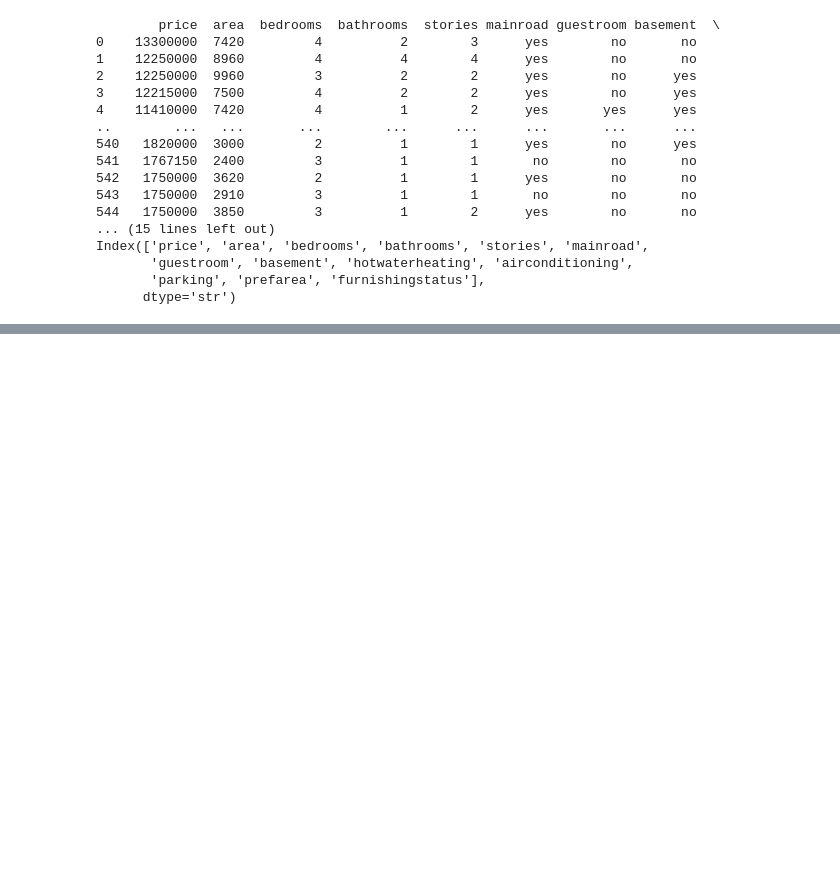
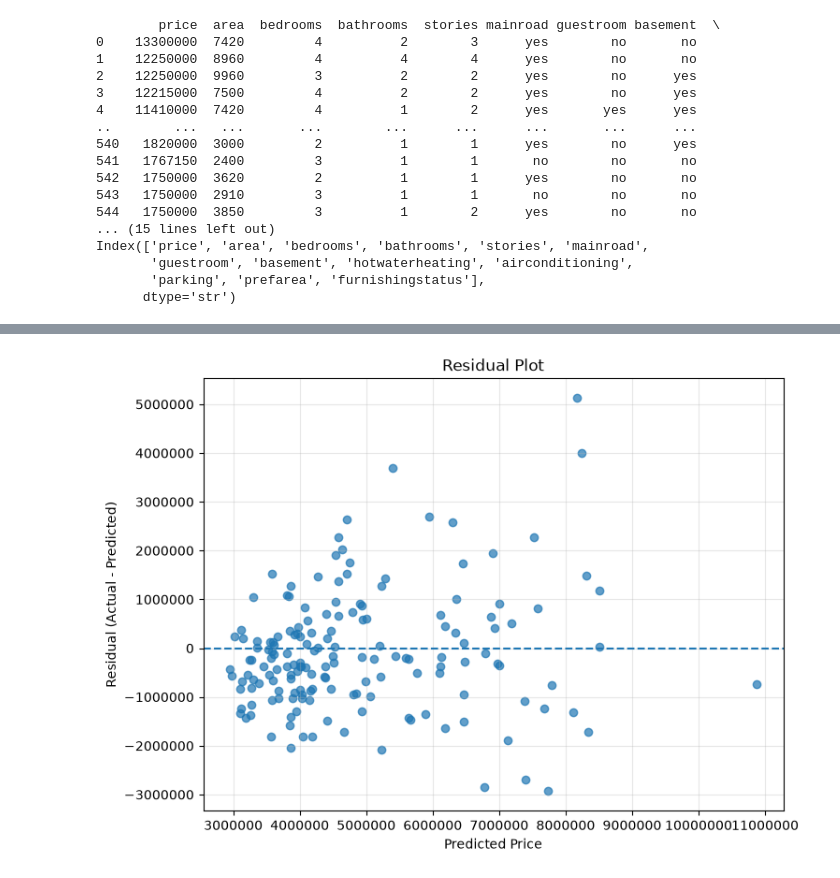
Before and after one commit to montmatt/mzmn-datathon-26, a Jupyter notebook: code.ipynb, the cells around one changed output, grey strips where cells are left out. Cells and saved outputs as stored; diff of their text form; code cells hidden in the pictures; blank space fills up the shorter version.

```diff
--- a/code.ipynb
+++ b/code.ipynb
@@ -104,6 +114,7 @@ X_test_poly = poly.transform(X_test_scaled)
 # %%
-# Model 2 - Polynomial/Interaction Features
+# Model 2 - Polynomial/Interaction
 
-model_2 = LinearRegression()
-model_2.fit(X_train_poly, y_train)
-y_pred_2 = model_2.predict(X_test_poly)
+cv_poly = cross_val_score(pipeline_poly, X_train, y_train, cv=5, scoring='r2')
+cv_poly_mean = cv_poly.mean()
+print("\nModel 2 - Polynomial/Interaction")
+print(f"CV R²: {cv_poly_mean:.3f}")
@@ -132,0 +279,20 @@ from sklearn.linear_model import Ridge, Lasso
+# %%
+# Visualization Part 2 - Residual Plot
+import matplotlib.pyplot as plt
+
+residuals = y_test - y_pred_test
+
+plt.figure(figsize=(8, 6))
+
+plt.scatter(y_pred_test, residuals, alpha=0.7)
+plt.axhline(y=0, linestyle="--")
+
+plt.xlabel("Predicted Price")
+plt.ylabel("Residual (Actual - Predicted)")
+plt.title("Residual Plot")
+
+plt.ticklabel_format(style="plain", axis="both")
+plt.grid(alpha=0.3)
+plt.show()
+# %% [output]
+[figure, added]
```
Also changed, not shown: parts of 14 cells of this notebook.
